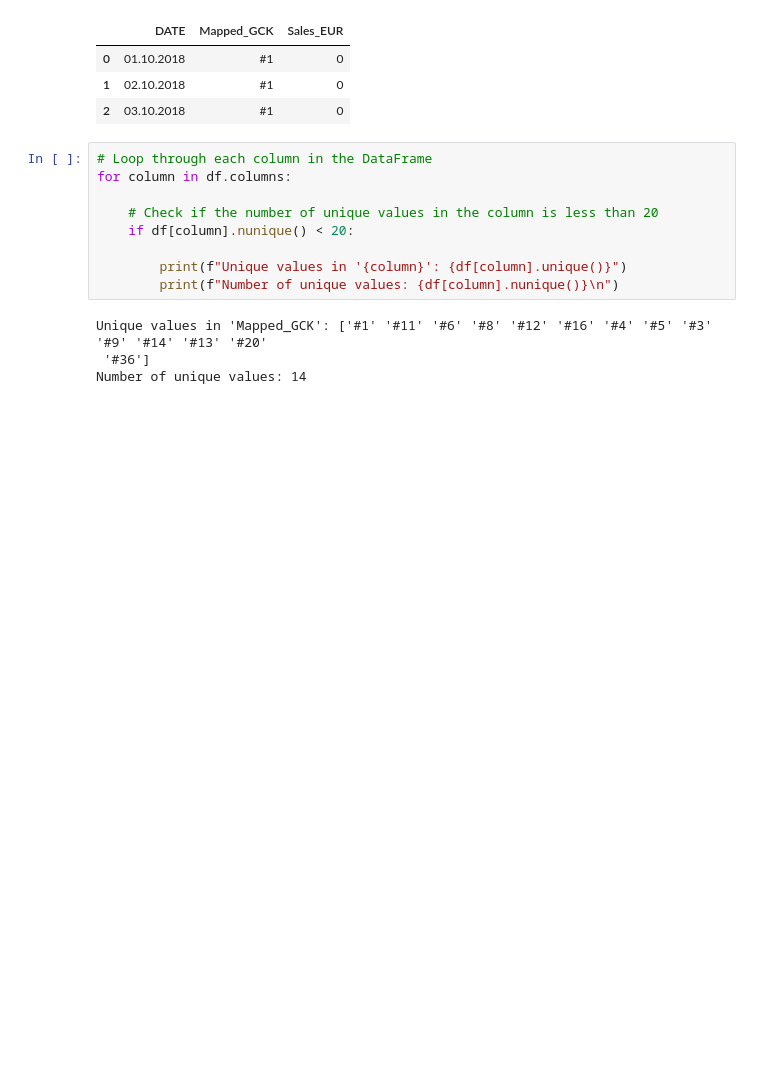
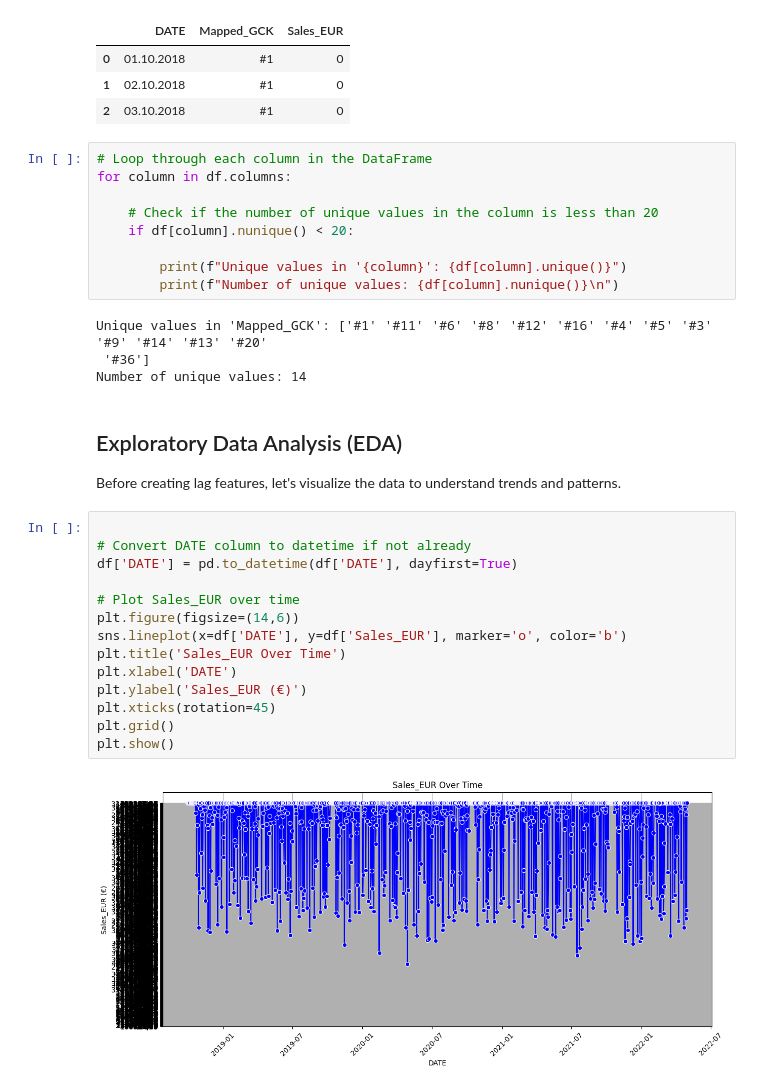
Before and after one commit to Telepatec/Business-Cases, a Jupyter notebook: data_preproc.ipynb, the cells around one changed output. Drawn from its saved outputs; the diff is of its cells as text; blank space fills up the shorter version.

```diff
--- a/data_preproc.ipynb
+++ b/data_preproc.ipynb
@@ -113,3 +113,22 @@ for column in df.columns:
 Unique values in 'Mapped_GCK': ['#1' '#11' '#6' '#8' '#12' '#16' '#4' '#5' '#3' '#9' '#14' '#13' '#20'
  '#36']
 Number of unique values: 14
+# %% [markdown]
+## Exploratory Data Analysis (EDA)
+Before creating lag features, let's visualize the data to understand trends and patterns.
+# %%
+
+# Convert DATE column to datetime if not already
+df['DATE'] = pd.to_datetime(df['DATE'], dayfirst=True)
+
+# Plot Sales_EUR over time
+plt.figure(figsize=(14,6))
+sns.lineplot(x=df['DATE'], y=df['Sales_EUR'], marker='o', color='b')
+plt.title('Sales_EUR Over Time')
+plt.xlabel('DATE')
+plt.ylabel('Sales_EUR (€)')
+plt.xticks(rotation=45)
+plt.grid()
+plt.show()
+# %% [output]
+[figure, added]
```
Also changed, not shown: parts of 14 cells of this notebook.
